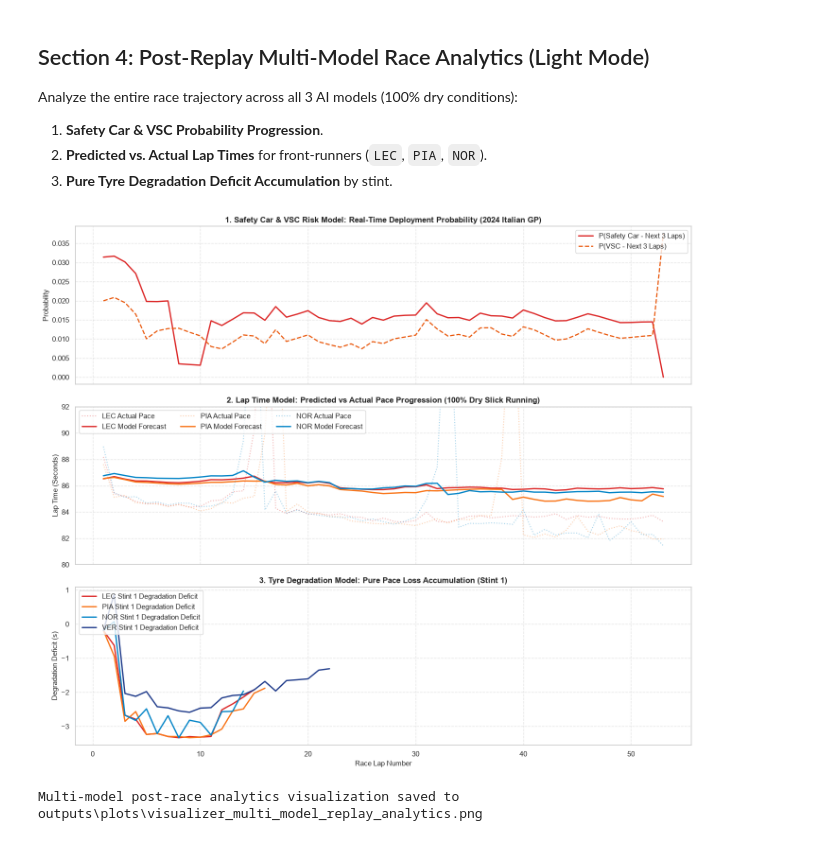
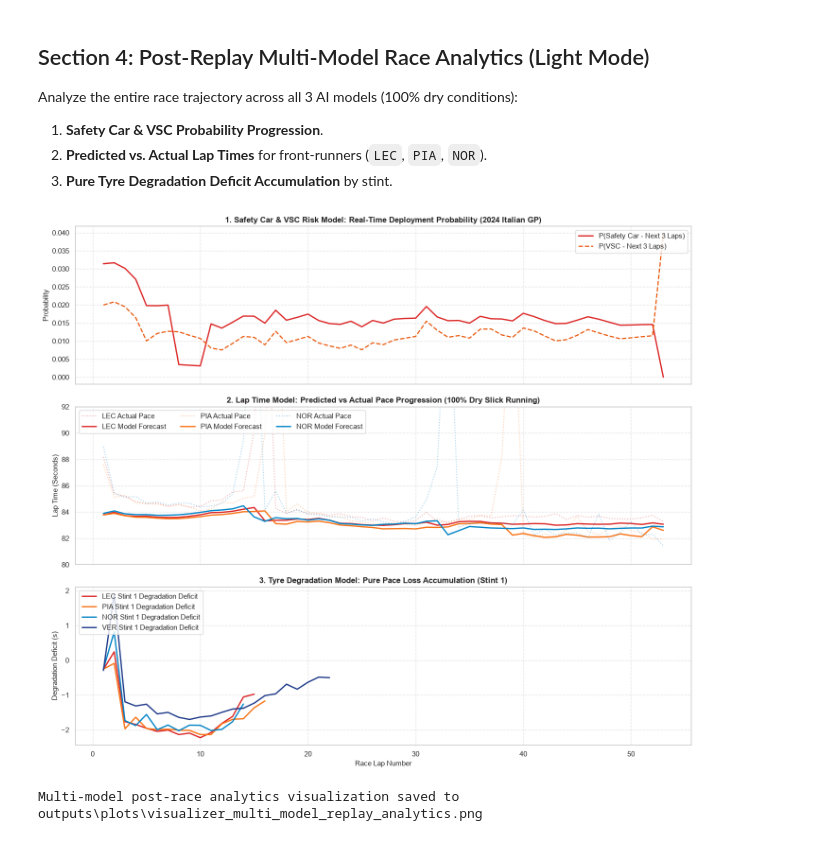
Before and after one commit to roshith-prakash/F1-SIS-Capstone-Project, a Jupyter notebook: race_state_visualizer.ipynb, the cells around one changed output. Cells and saved outputs as stored; diff of their text form; code cells hidden in the pictures.

Commit message:
Saving Models + Cleaning Repo

```diff
--- a/race_state_visualizer.ipynb
+++ b/race_state_visualizer.ipynb
@@ -113,8 +113,9 @@ sorted_laps = sorted(grouped.keys())
 if MAX_LAPS:
     sorted_laps = sorted_laps[:MAX_LAPS]
 
-# 2. Initialize engine and storage
-manager = RaceStateManager()
+# 2. Initialize engine with race metadata and fresh tyre adapter state
+manager = RaceStateManager({'total_laps_expected': len(sorted_laps)})
+tyre_adapter = TyreDegAdapter()
 race_snapshots = []
 
 # 3. Step through laps: query all 3 models and render unified dashboard
@@ -127,6 +128,9 @@ for lap in sorted_laps:
     probs = get_fcy_probabilities(H_t, logit_sc, logit_vsc, X_cols_sc, X_cols_vsc)
     lt_preds = lt_adapter.predict_all(state)
     tyre_preds = tyre_adapter.predict_all(state)
+
+    # Observe lap to record residual pace tracking dynamically
+    tyre_adapter.observe_lap(state)
 
     # Render rich HTML dashboard
     html_content = render_multi_model_dashboard_html(
@@ -186,7 +190,7 @@ Replay complete across 53 laps with all 3 AI models active on 100% dry track!
 
 Inspect the rich state data and model predictions at any committed lap.
 # %%
-# INSPECT_LAP_JSON — change this to any lap number (1 to 53)
+# INSPECT_LAP — change this to any lap number (1 to 53)
 INSPECT_LAP = 25
 
 import json
@@ -200,22 +204,27 @@ if not OUTPUT_JSON_ALL_MODELS.exists():
     for r in rows:
         l = parse_lap_number(r.get('LapNumber'))
         if l: grouped.setdefault(l, []).append(r)
-    mgr = RaceStateManager()
+    total_laps = max(grouped.keys()) if grouped else 53
+    mgr = RaceStateManager({'total_laps_expected': total_laps})
+    td_inspect_adapter = TyreDegAdapter()
     for l in range(1, INSPECT_LAP + 1):
         if l in grouped:
             mgr.update_from_rows(grouped[l])
             state = mgr.commit_lap(l)
+            if l < INSPECT_LAP:
+                td_inspect_adapter.observe_lap(state)
 
     H_t = sc_adapter.build_H_t(state)
     probs = get_fcy_probabilities(H_t, logit_sc, logit_vsc, X_cols_sc, X_cols_vsc)
     lt_preds = lt_adapter.predict_all(state)
-    tyre_preds = tyre_adapter.predict_all(state)
+    tyre_preds = td_inspect_adapter.predict_all(state)
+    td_inspect_adapter.observe_lap(state)
 
     _snap = state.to_dict()
     _snap['sc_risk'] = {'SC_probs': {f'{n}L': round(v, 4) for n, v in probs['SC'].items()}}
     _snap['predictions'] = {
-        'lap_time': {k: round(v, 3) for k, v in lt_preds.items()},
-        'tyre_deg': {k: round(v, 3) for k, v in tyre_preds.items()},
+        'lap_time_seconds': {k: round(v, 3) for k, v in lt_preds.items()},
+        'tyre_deg_deficit_seconds': {k: round(v, 3) for k, v in tyre_preds.items()},
     }
 else:
     with open(OUTPUT_JSON_ALL_MODELS, encoding='utf-8') as _f:
@@ -225,6 +234,7 @@ else:
 print(f"=== Race State Snapshot — Lap {_snap.get('current_lap')} ===")
 print(f"  Grand Prix   : {_snap.get('grand_prix')} {_snap.get('year')}")
 print(f"  Active Cars  : {len(_snap.get('participants', {}))}")
+print(f"  Completion   : {round(_snap.get('race_completion_pct', 0.0), 1)}% ({_snap.get('current_lap')}/{_snap.get('total_laps_expected', 53)} laps)")
 print(f"  SC Risk (3L) : {_snap.get('sc_risk', {}).get('SC_probs', {}).get('3L', 'n/a')}")
 print(f"\nSample Predictions (Lap {_snap.get('current_lap')}):")
 for d in ['LEC', 'PIA', 'NOR', 'SAI', 'HAM', 'VER']:
@@ -275,7 +286,8 @@ sorted_laps = sorted(grouped.keys())
 if MAX_LAPS:
     sorted_laps = sorted_laps[:MAX_LAPS]
 
-manager = RaceStateManager()
+manager = RaceStateManager({'total_laps_expected': len(sorted_laps)})
+tyre_adapter = TyreDegAdapter()
 
 for lap in sorted_laps:
     manager.update_from_rows(grouped[lap])
@@ -286,6 +298,9 @@ for lap in sorted_laps:
     probs = get_fcy_probabilities(H_t, logit_sc, logit_vsc, X_cols_sc, X_cols_vsc)
     lt_preds = lt_adapter.predict_all(state)
     tyre_preds = tyre_adapter.predict_all(state)
+
+    # Observe lap to record residual pace tracking dynamically
+    tyre_adapter.observe_lap(state)
 
     # Render driver telemetry card with AI predictions block
     card_html = render_driver_card_html(
@@ -342,7 +357,8 @@ sorted_laps = sorted(grouped.keys())
 if MAX_LAPS:
     sorted_laps = sorted_laps[:MAX_LAPS]
 
-manager = RaceStateManager()
+manager = RaceStateManager({'total_laps_expected': len(sorted_laps)})
+tyre_adapter = TyreDegAdapter()
 all_model_snapshots = []
 
 for lap in sorted_laps:
@@ -358,6 +374,9 @@ for lap in sorted_laps:
 
     # 3. Tyre Degradation Model
     tyre_preds = tyre_adapter.predict_all(state)
+
+    # Observe lap to record residual pace tracking dynamically
+    tyre_adapter.observe_lap(state)
 
     # Build comprehensive enriched snapshot
     snap = state.to_dict()
@@ -457,6 +476,7 @@ Analyze the entire race trajectory across all 3 AI models (100% dry conditions):
 3. **Pure Tyre Degradation Deficit Accumulation** by stint.
 # %%
 import os
+import json
 import matplotlib.pyplot as plt
 import seaborn as sns
 import pandas as pd
@@ -465,6 +485,12 @@ import numpy as np
 # Set light mode aesthetic
 plt.style.use('seaborn-v0_8-whitegrid' if 'seaborn-v0_8-whitegrid' in plt.style.available else 'default')
 sns.set_theme(style='whitegrid')
+
+# Fallback: load exported snapshots from disk if not present in active memory
+if 'all_model_snapshots' not in locals() or not all_model_snapshots:
+    if OUTPUT_JSON_ALL_MODELS.exists():
+        with open(OUTPUT_JSON_ALL_MODELS, 'r', encoding='utf-8') as _f:
+            all_model_snapshots = json.load(_f)
 
 # Compile historical metrics from all_model_snapshots
 sc_rows = []
@@ -521,32 +547,32 @@ for d in ['LEC', 'PIA', 'NOR']:
     sub = df_driver_hist[df_driver_hist['Driver'] == d]
     if not sub.empty:
         axes[1].plot(sub['LapNumber'], sub['ActualLapTime'], color=driver_colors[d], lw=1.5, alpha=0.35, linestyle=':', label=f'{d} Actual Pace')
         axes[1].plot(sub['LapNumber'], sub['PredLapTime'], color=driver_colors[d], lw=2, label=f'{d} Model Forecast')
 
 axes[1].set_ylabel('Lap Time (Seconds)', fontsize=11)
 axes[1].set_ylim(80, 92)
 axes[1].set_title('2. Lap Time Model: Predicted vs Actual Pace Progression (100% Dry Slick Running)', fontsize=12, fontweight='bold')
 axes[1].legend(loc='upper left', ncol=3, frameon=True)
 axes[1].grid(True, linestyle='--', alpha=0.5)
 
 # 3. Pure Tyre Degradation Deficit Accumulation
 for d in ['LEC', 'PIA', 'NOR', 'VER']:
     sub = df_driver_hist[(df_driver_hist['Driver'] == d) & (df_driver_hist['Stint'] == 1)]
     if not sub.empty:
         axes[2].plot(sub['LapNumber'], sub['PredTyreDeg'], color=driver_colors[d], lw=2, label=f'{d} Stint 1 Degradation Deficit')
 
 axes[2].set_xlabel('Race Lap Number', fontsize=11)
 axes[2].set_ylabel('Degradation Deficit (s)', fontsize=11)
 axes[2].set_title('3. Tyre Degradation Model: Pure Pace Loss Accumulation (Stint 1)', fontsize=12, fontweight='bold')
 axes[2].legend(loc='upper left', frameon=True)
 axes[2].grid(True, linestyle='--', alpha=0.5)
 
 plt.tight_layout()
 os.makedirs('outputs/plots', exist_ok=True)
 plot_path = os.path.join('outputs', 'plots', 'visualizer_multi_model_replay_analytics.png')
 plt.savefig(plot_path, bbox_inches='tight', dpi=150)
 plt.show()
 print(f"Multi-model post-race analytics visualization saved to {plot_path}")
 # %% [output]
-[figure, old version]
+[figure, new version]
 Multi-model post-race analytics visualization saved to outputs\plots\visualizer_multi_model_replay_analytics.png
```
Also changed, not shown: parts of 4 cells of this notebook, 24 other files.
